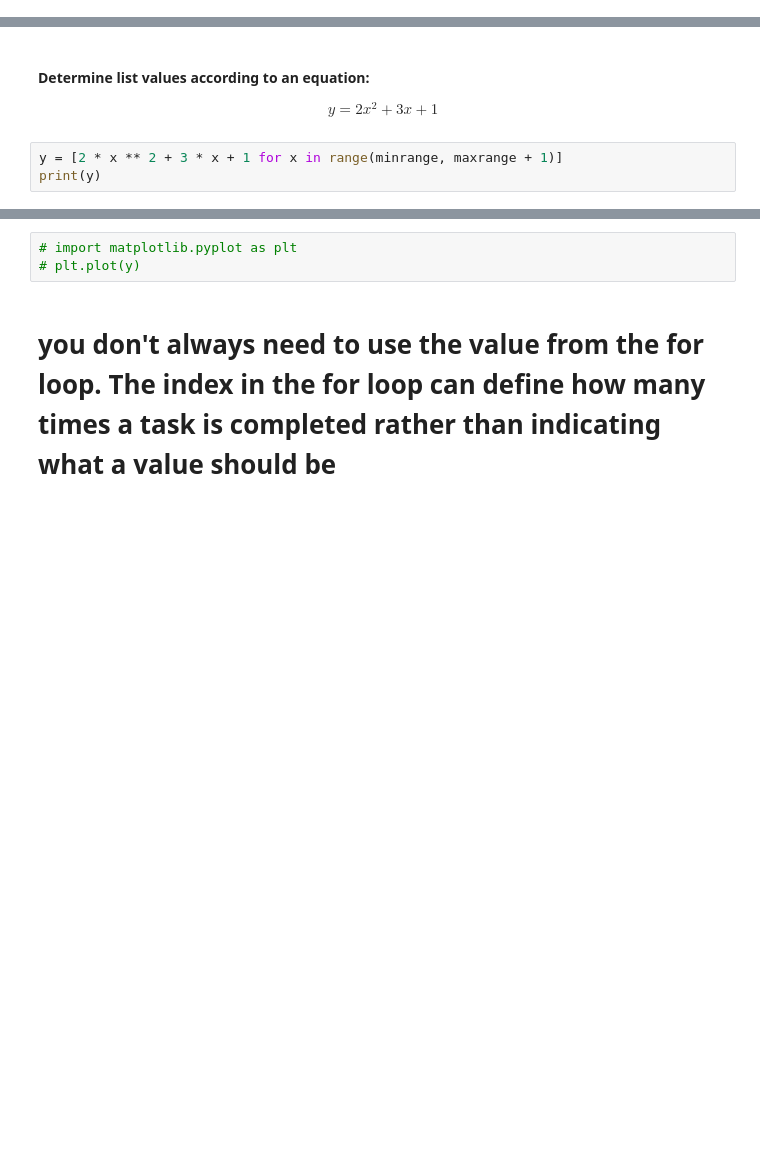
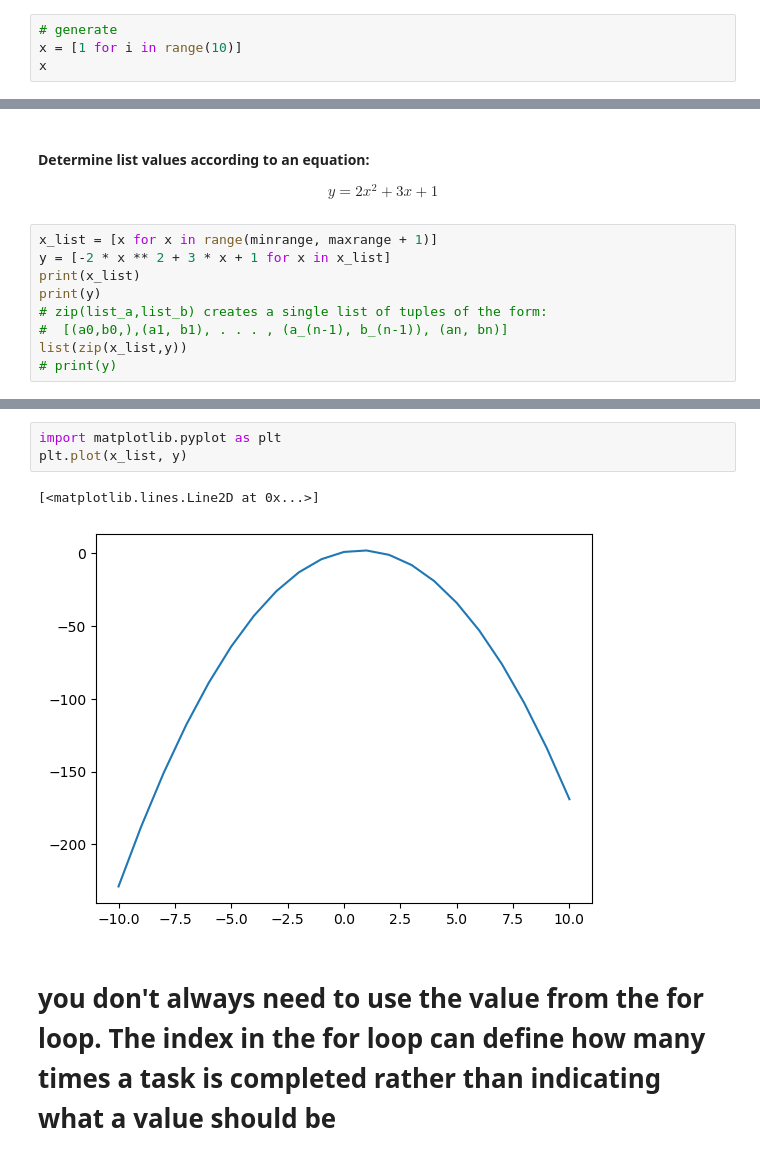
Before and after one commit to jlcatonjr/Learn-Python-for-Stats-and-Econ, a Jupyter notebook: In Class Demonstrations/Project 2 - Working with Lists.ipynb, the cells around one changed output, grey strips where cells are left out. Drawn from its saved outputs; the diff is of its cells as text; blank space fills up the shorter version.

Commit message:
lists//generators

```diff
--- a/In Class Demonstrations/Project 2 - Working with Lists.ipynb
+++ b/In Class Demonstrations/Project 2 - Working with Lists.ipynb
@@ -207,0 +223,4 @@ x
+# %%
+# generate
+x = [1 for i in range(10)]
+x
@@ -210,6 +231,12 @@ x
 
 $$y = 2x^2 + 3x + 1$$
 # %%
-y = [2 * x ** 2 + 3 * x + 1 for x in range(minrange, maxrange + 1)]
+x_list = [x for x in range(minrange, maxrange + 1)]
+y = [-2 * x ** 2 + 3 * x + 1 for x in x_list]
+print(x_list)
 print(y)
+# zip(list_a,list_b) creates a single list of tuples of the form:
+#  [(a0,b0,),(a1, b1), . . . , (a_(n-1), b_(n-1)), (an, bn)]
+list(zip(x_list,y))
+# print(y)
 # %% [output]
@@ -217,6 +262,9 @@ print(y)
 # %%
-# import matplotlib.pyplot as plt
-# plt.plot(y)
+import matplotlib.pyplot as plt
+plt.plot(x_list, y)
+# %% [output]
+[<matplotlib.lines.Line2D at 0x...>]
+[figure, added]
 # %% [markdown]
 # you don't always need to use the value from the for loop. The index in the for loop can define how many times a task is completed rather than indicating what a value should be
 # %%
```
Also changed, not shown: parts of 46 cells of this notebook, 2 other files.
